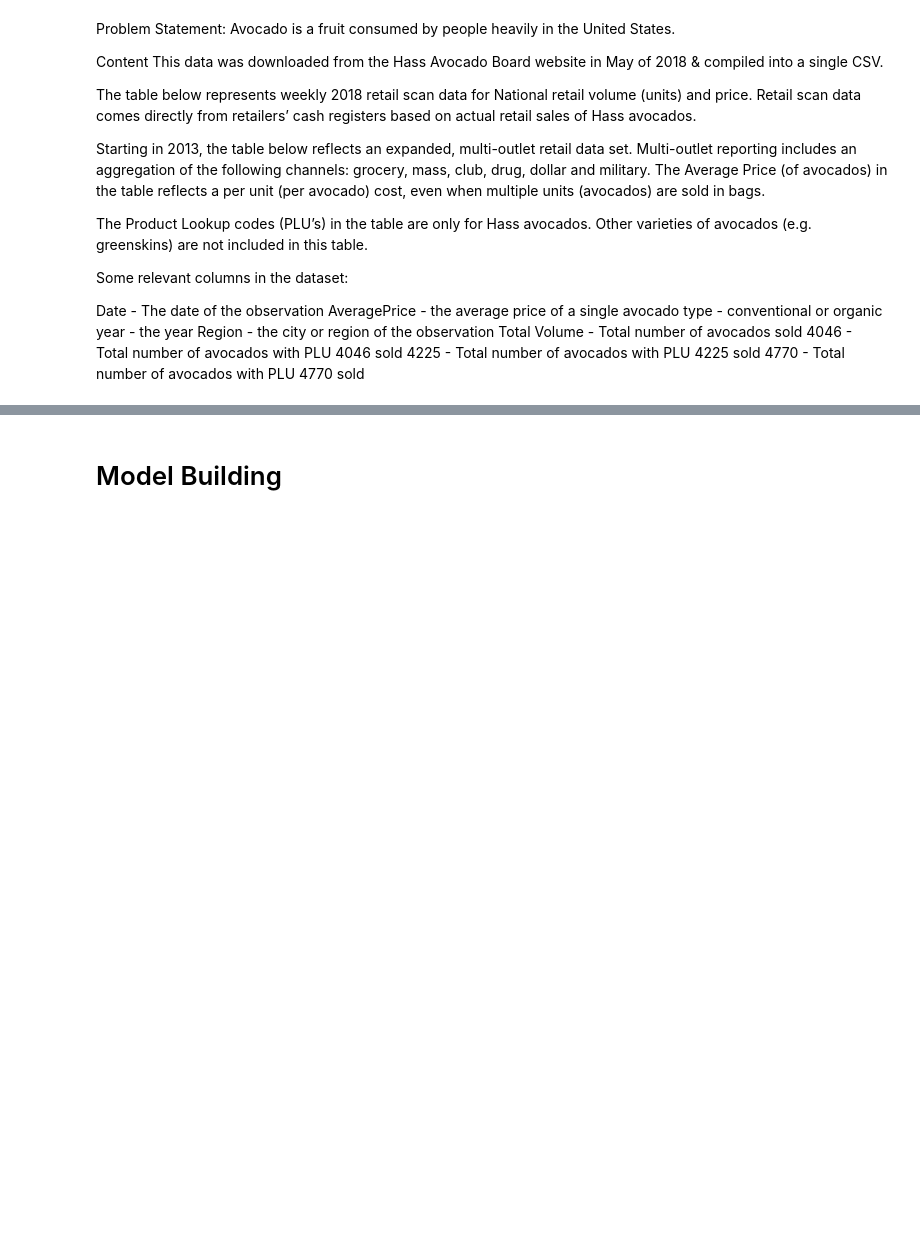
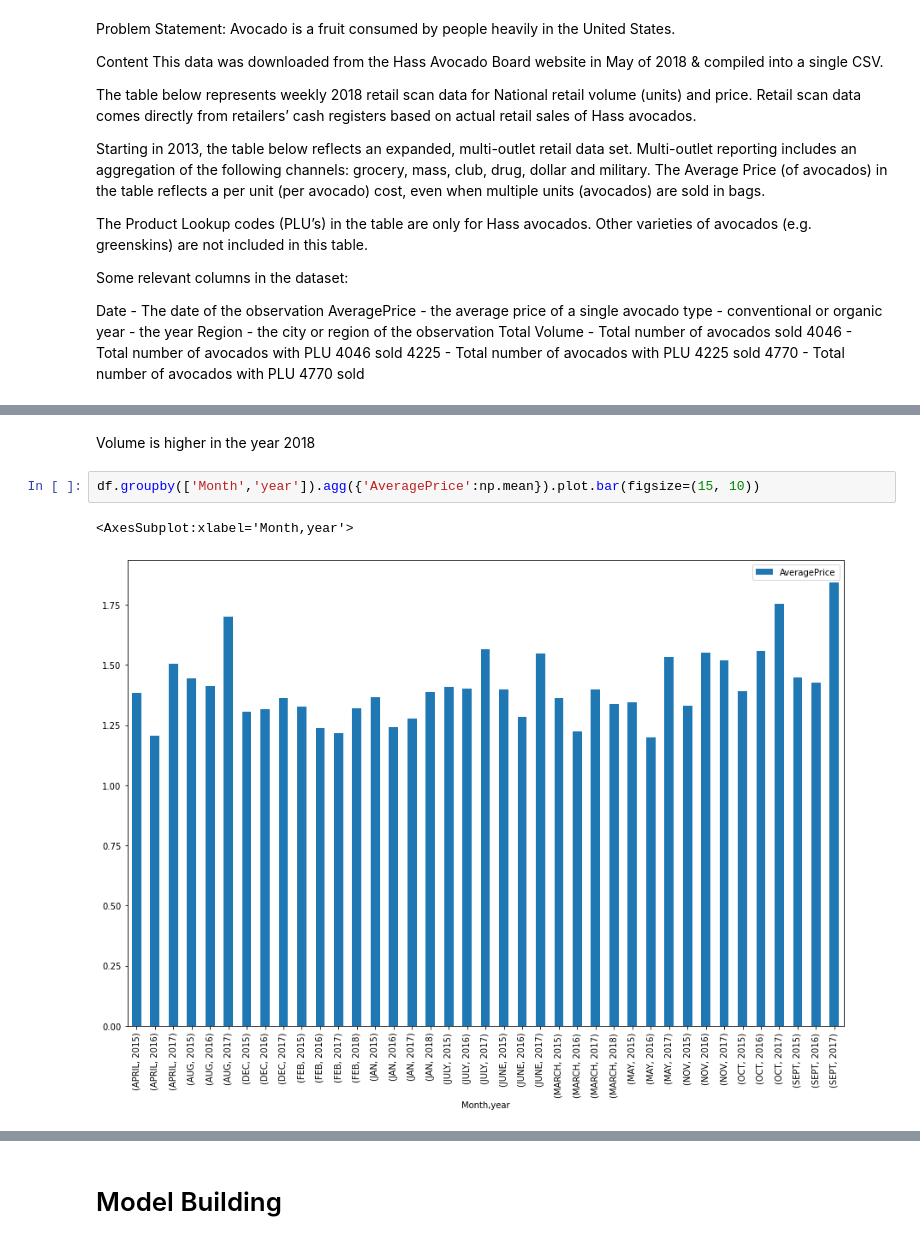
Before and after one commit to abdulwashif/DT_Evaluation_project, a Jupyter notebook: Evaluation projecct3-Avocado.ipynb, the cells around one changed output, grey strips where cells are left out. Saved outputs shown, nothing was run; the diff lists cells and outputs as text; blank space fills up the shorter version.

```diff
--- a/Evaluation projecct3-Avocado.ipynb
+++ b/Evaluation projecct3-Avocado.ipynb
@@ -270,0 +219,7 @@ data.head()
+# %% [markdown]
+Volume is higher in the year 2018
+# %%
+df.groupby(['Month','year']).agg({'AveragePrice':np.mean}).plot.bar(figsize=(15, 10))
+# %% [output]
+<AxesSubplot:xlabel='Month,year'>
+[figure, added]
```
Also changed, not shown: parts of 118 cells of this notebook.
